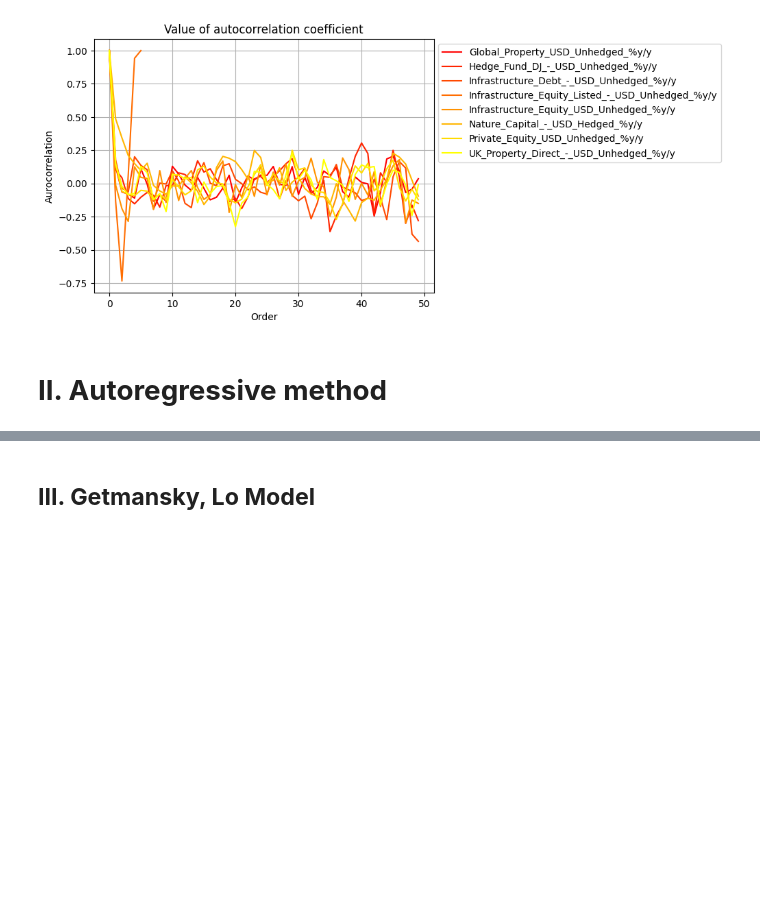
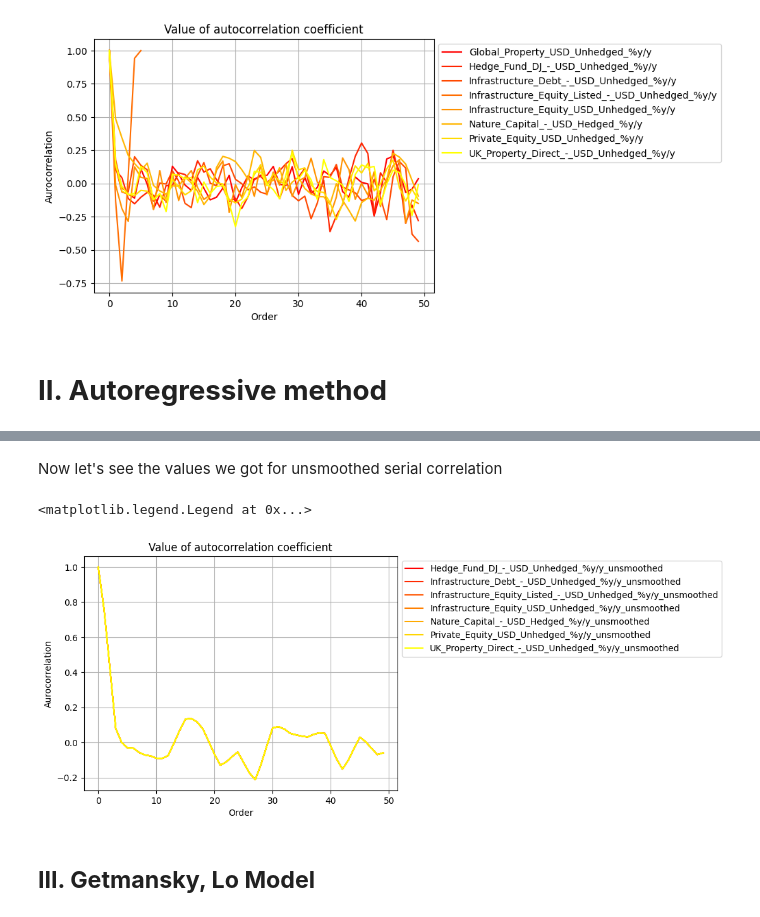
Before and after one commit to Perann/STAT_APP, a Jupyter notebook: main.ipynb, the cells around one changed output, grey strips where cells are left out. Cells and saved outputs as stored; diff of their text form; code cells hidden in the pictures; blank space fills up the shorter version.

```diff
--- a/main.ipynb
+++ b/main.ipynb
@@ -95,2 +154,14 @@ serial_correlation = pd.DataFrame({name:  [alternative_data[name].dropna().autoc
+# %% [markdown]
+Now let's see the values we got for unsmoothed serial correlation
+# %%
+serial_correlation_unsmoothed = pd.DataFrame({name:  [unsmoothed[name].dropna().autocorr(k) for k in range (50)]
+                       for name in unsmoothed.iloc[:,9:].columns})
+
+(serial_correlation_unsmoothed
+.plot(grid = True, cmap  = 'autumn', xlabel='Order', ylabel ='Aurocorrelation', title = 'Value of autocorrelation coefficient' )
+.legend(bbox_to_anchor = (1,1)))
+# %% [output]
+<matplotlib.legend.Legend at 0x...>
+[figure, added]
 # %% [markdown]
 ## **III. Getmansky, Lo Model**
```
Also changed, not shown: parts of 7 cells of this notebook, 1 other file.
